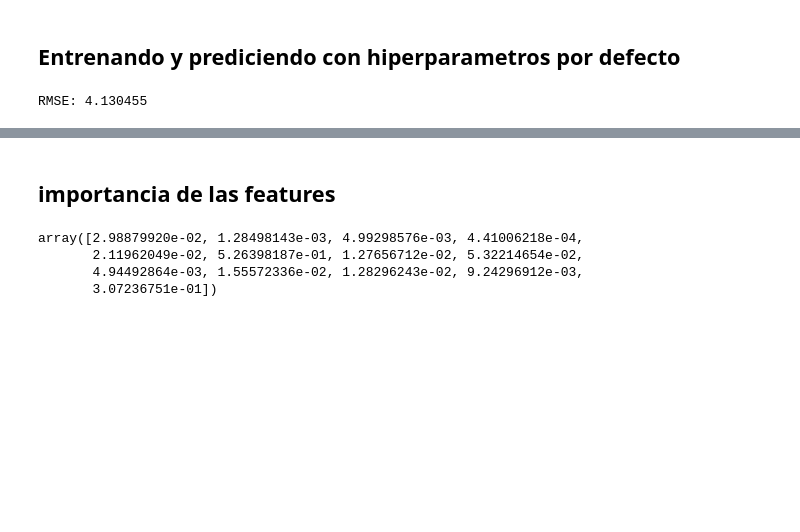
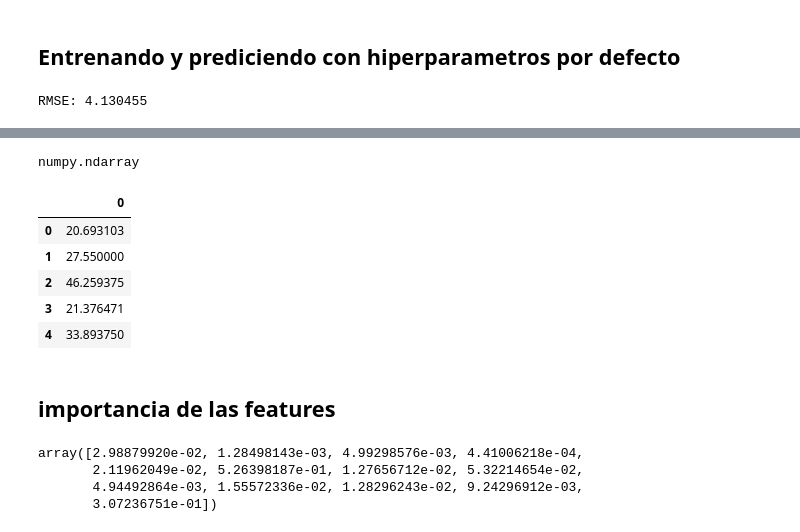
Before and after one commit to elemi10/7506-TP-Org-de-datos, a Jupyter notebook: RandomForest_(practica).ipynb, the cells around one changed output, grey strips where cells are left out. Cells and saved outputs as stored; diff of their text form; code cells hidden in the pictures; blank space fills up the shorter version.

```diff
--- a/RandomForest_(practica).ipynb
+++ b/RandomForest_(practica).ipynb
@@ -191,3 +212,20 @@ RMSE: 4.130455
+# %%
+type(preds)
+# %% [output]
+numpy.ndarray
+# %%
+# transformo preds (array) en df
+preds_data = pd.DataFrame(preds)
+# %%
+# imprimo los primeros 5 registros de preds_data
+preds_data.head()
+# %% [output]
+|  | 0 |
+| 0 | 20.693103 |
+| 1 | 27.550000 |
+| 2 | 46.259375 |
+| 3 | 21.376471 |
+| 4 | 33.893750 |
 # %% [markdown]
 ## importancia de las features
 # %%
```
Also changed, not shown: parts of 1 cell of this notebook.
